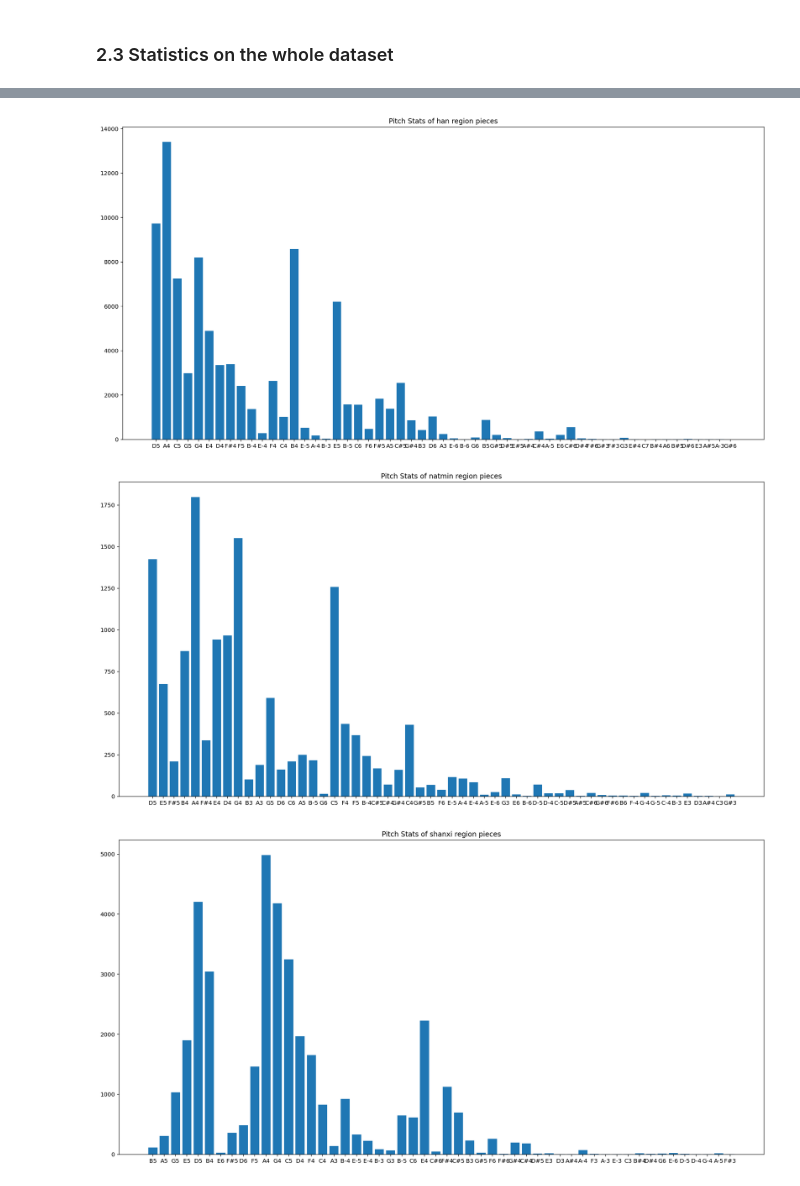
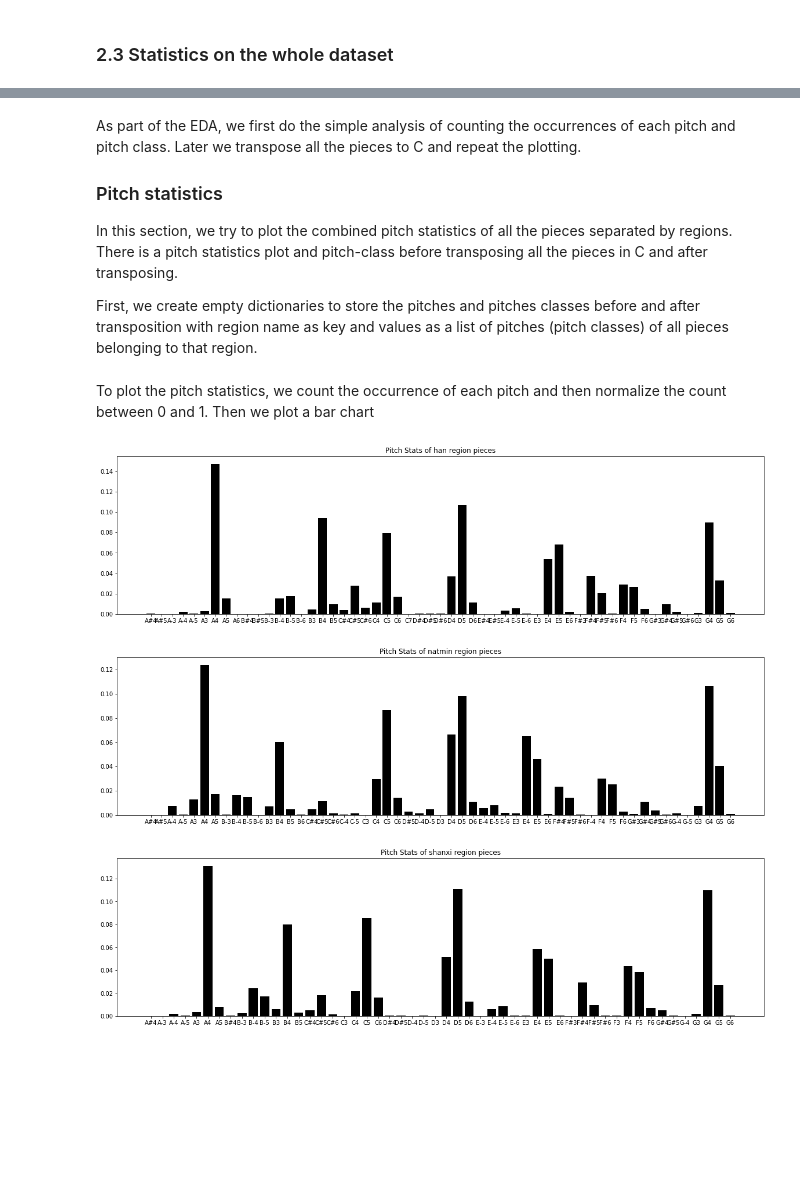
Before and after one commit to ravinitheshreddy/Digital-Musicology-Project, a Jupyter notebook: milestone2.ipynb, the cells around one changed output, grey strips where cells are left out. Cells and saved outputs as stored; diff of their text form; code cells hidden in the pictures; blank space fills up the shorter version.

Commit message:
Update milestone2.ipynb
1. Added Pitch Stats, Network and heatmap for part 3
2. reformatted the text
3. added questions to be answered for milestone 2

```diff
--- a/milestone2.ipynb
+++ b/milestone2.ipynb
@@ -183,0 +283,3 @@ CFS_df
+# %%
+CFS_full = pd.read_csv("./data/dataframes/cfs_full.csv", converters={'pitches': eval,'pitchclasses': eval,'pitches_transposed': eval,'pitchclasses_transposed': eval,'top5_after_transpose': eval})
+CFS_full.head()
@@ -198,5 +338,5 @@ def name_to_location(name):
     return None
 # %%
 #Takes an eternity to run
-CFS_df["true_location"] = CFS_df.location.apply(name_to_location)
+CFS_full["true_location"] = CFS_full.location.apply(name_to_location)
 # %%
@@ -250,9 +361,0 @@ This could be part 3 in the M2.
-# %%
-region_pitch_stat = {}
-
-for gloc in music_data:
-    if gloc not in region_pitch_stat:
-        region_pitch_stat[gloc] = []
-    for score in music_data[gloc]["scores"]:
-        pitches = [str(pitch) for pitch in score.pitches]
-        region_pitch_stat[gloc].extend(pitches)
@@ -261,11 +375,47 @@ from collections import Counter
+# %% [markdown]
+As part of the EDA, we first do the simple analysis of counting the occurrences of each pitch and pitch class. Later we transpose all the pieces to C and repeat the plotting.
+
+### Pitch statistics
+
+In this section, we try to plot the combined pitch statistics of all the pieces separated by regions. There is a pitch statistics plot and pitch-class before transposing all the pieces in C and after transposing.
+
+First, we create empty dictionaries to store the pitches and pitches classes before and after transposition with region name as key and values as a list of pitches (pitch classes) of all pieces belonging to that region.
+# %%
+region_pitch_stat = {}
+region_pitchclass_stat = {}
+region_pitch_transposed_stat = {}
+region_pitchclass_transposed_stat = {}
+
+pitchclasses_defcount = {"A":0, "A#": 0, "A-": 0,
+                 "B":0, "B#": 0, "B-": 0,
+                 "C":0, "C#": 0, "C-":0,
+                 "D":0, "D#": 0, "D-":0,
+                 "E":0, "E#": 0, "E-":0,
+                 "F":0, "F#": 0, "E-":0,
+                 "G":0, "G#": 0, "G-":0}
+
+for gloc in regions:
+    region_df = CFS_full[CFS_full["region"]==gloc]
+    region_pitch_stat[gloc] = sum(region_df["pitches"].tolist(), [])
+    region_pitchclass_stat[gloc] = sum(region_df["pitchclasses"].tolist(), [])
+    region_pitch_transposed_stat[gloc] = sum(region_df["pitches_transposed"].tolist(), [])
+    region_pitchclass_transposed_stat[gloc] = sum(region_df["pitchclasses_transposed"].tolist(), [])
+# %% [markdown]
+To plot the pitch statistics, we count the occurrence of each pitch and then normalize the count between 0 and 1. Then we plot a bar chart
 # %%
 region_pitch_counts = {}
 for gloc in region_pitch_stat:
-    region_pitch_counts[gloc] = Counter(region_pitch_stat[gloc])
-    plt.bar(region_pitch_counts[gloc].keys(), region_pitch_counts[gloc].values())
+
+    counter = Counter(region_pitch_stat[gloc])
+    pitch_fractions = {i:counter[i] / len(region_pitch_stat[gloc]) for i in counter}
+    region_pitch_counts[gloc] = sorted(pitch_fractions.items(), key=lambda pair: pair[0])
+
+    x, y = zip(*region_pitch_counts[gloc])
+
+    plt.bar(x, y, color='black')
     plt.title("Pitch Stats of {} region pieces".format(gloc))
     plt.show()
 # %% [output]
-[figure, old version]
+[figure, new version]
-[figure, old version]
+[figure, new version]
-[figure, old version]
+[figure, new version]
```
Also changed, not shown: parts of 61 cells of this notebook.
